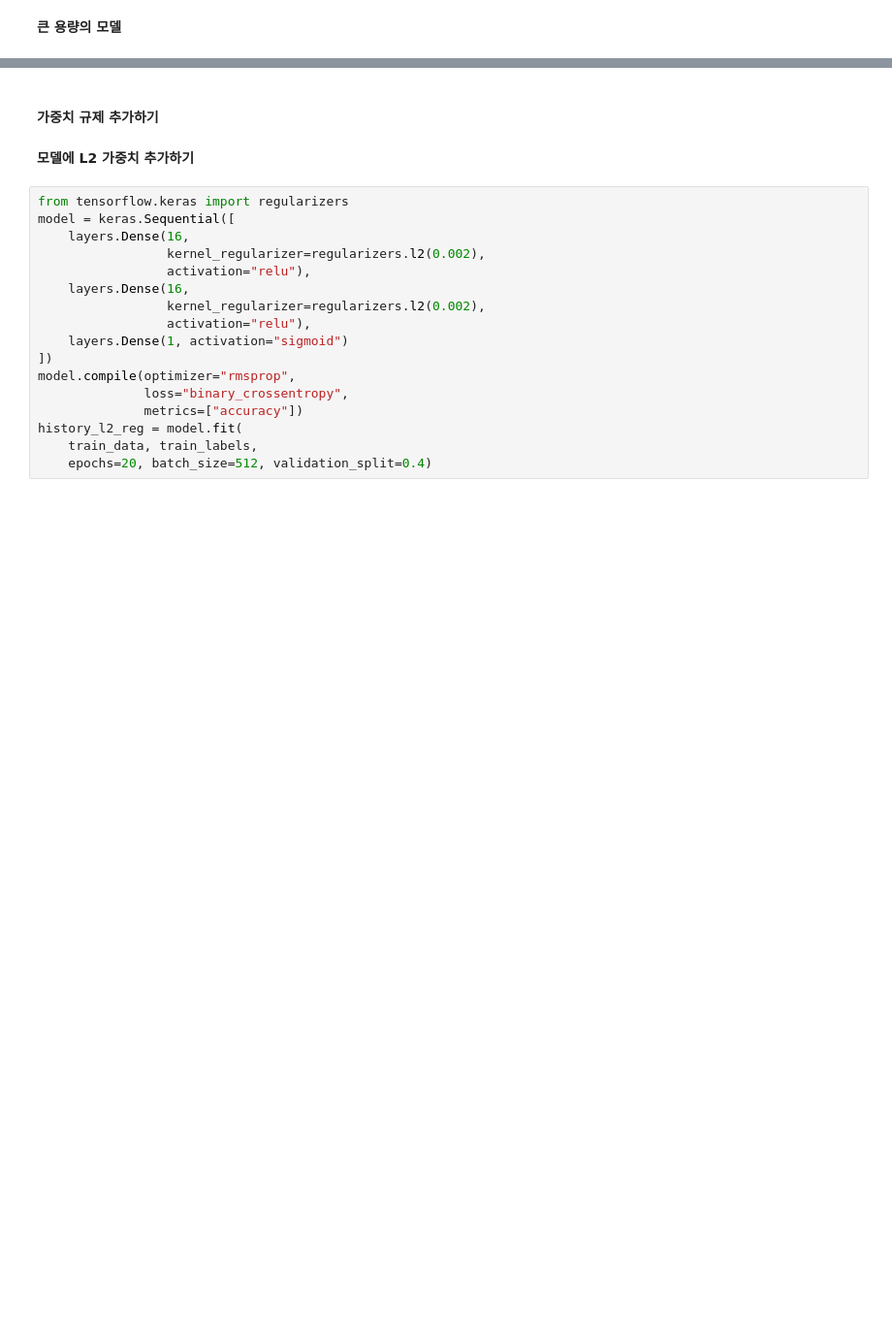
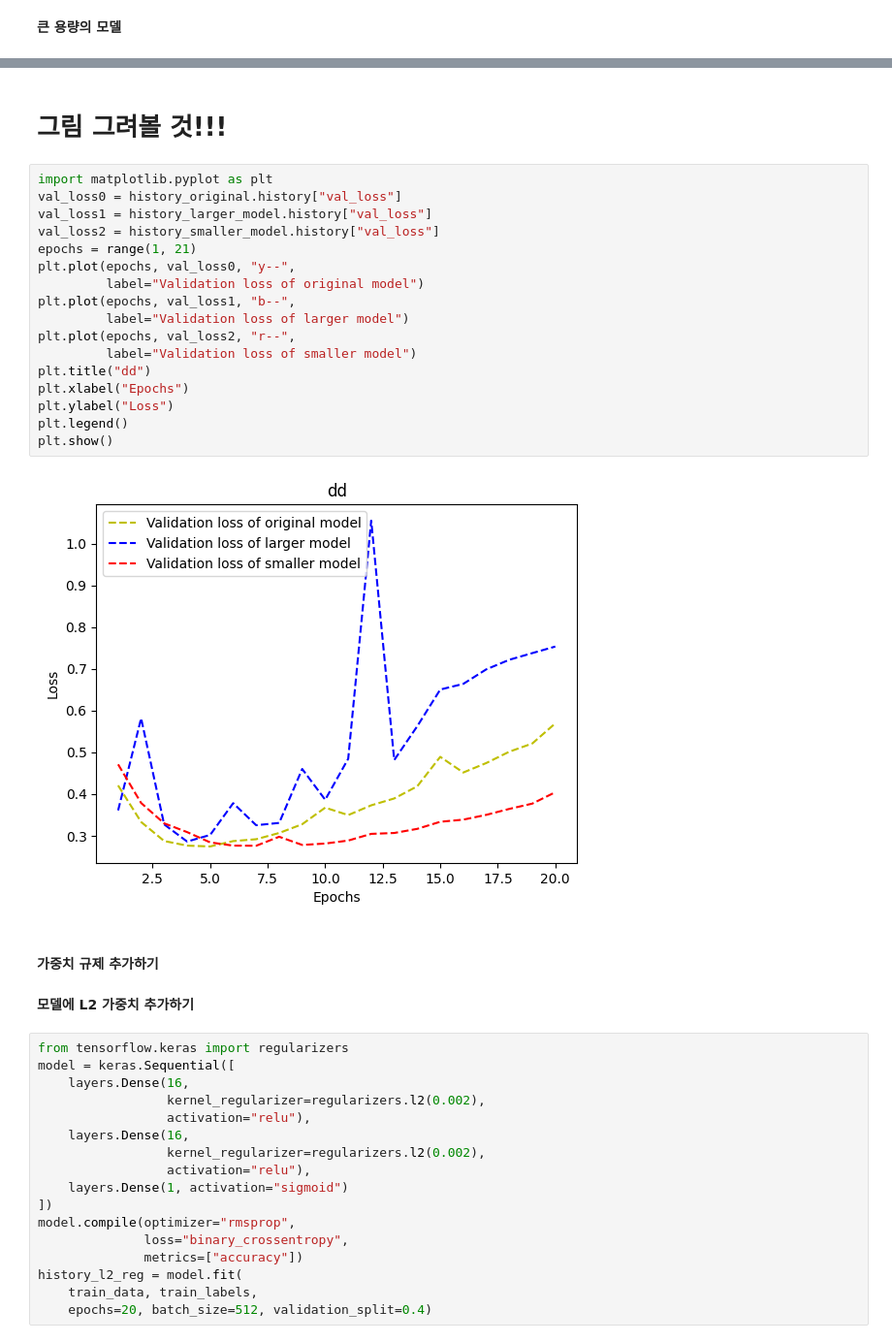
Before and after one commit to ssuxmin/sumin, a Jupyter notebook: chapter05_fundamentals-of-ml.ipynb, the cells around one changed output, grey strips where cells are left out. Shown at 97% size. Cells and saved outputs as stored; diff of their text form; blank space fills up the shorter version.

```diff
--- a/chapter05_fundamentals-of-ml.ipynb
+++ b/chapter05_fundamentals-of-ml.ipynb
@@ -493,3 +547,24 @@ Epoch 20/20
+# %% [markdown]
+# 그림 그려볼 것!!!
+# %%
+import matplotlib.pyplot as plt
+val_loss0 = history_original.history["val_loss"]
+val_loss1 = history_larger_model.history["val_loss"]
+val_loss2 = history_smaller_model.history["val_loss"]
+epochs = range(1, 21)
+plt.plot(epochs, val_loss0, "y--",
+         label="Validation loss of original model")
+plt.plot(epochs, val_loss1, "b--",
+         label="Validation loss of larger model")
+plt.plot(epochs, val_loss2, "r--",
+         label="Validation loss of smaller model")
+plt.title("dd")
+plt.xlabel("Epochs")
+plt.ylabel("Loss")
+plt.legend()
+plt.show()
+# %% [output]
+[figure, added]
 # %% [markdown]
 #### 가중치 규제 추가하기
 # %% [markdown]
```
Also changed, not shown: parts of 11 cells of this notebook.
